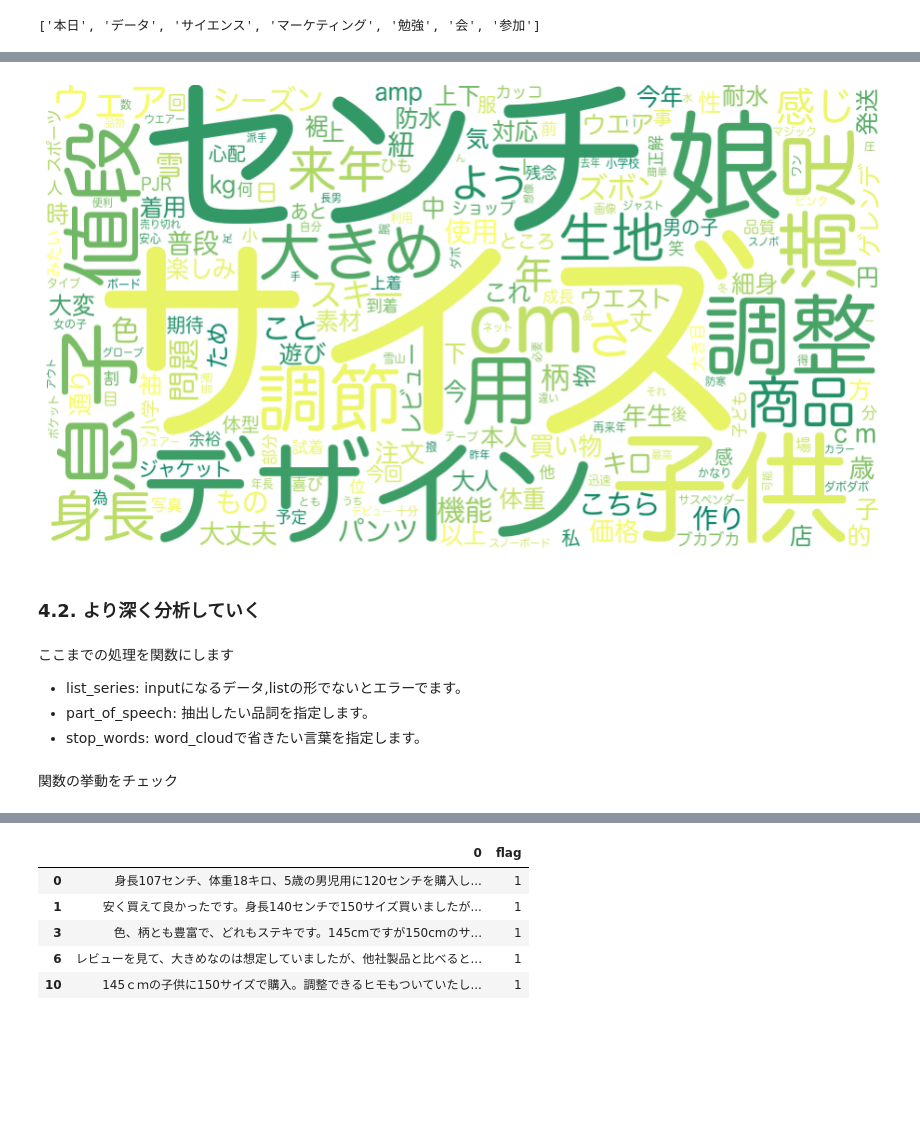
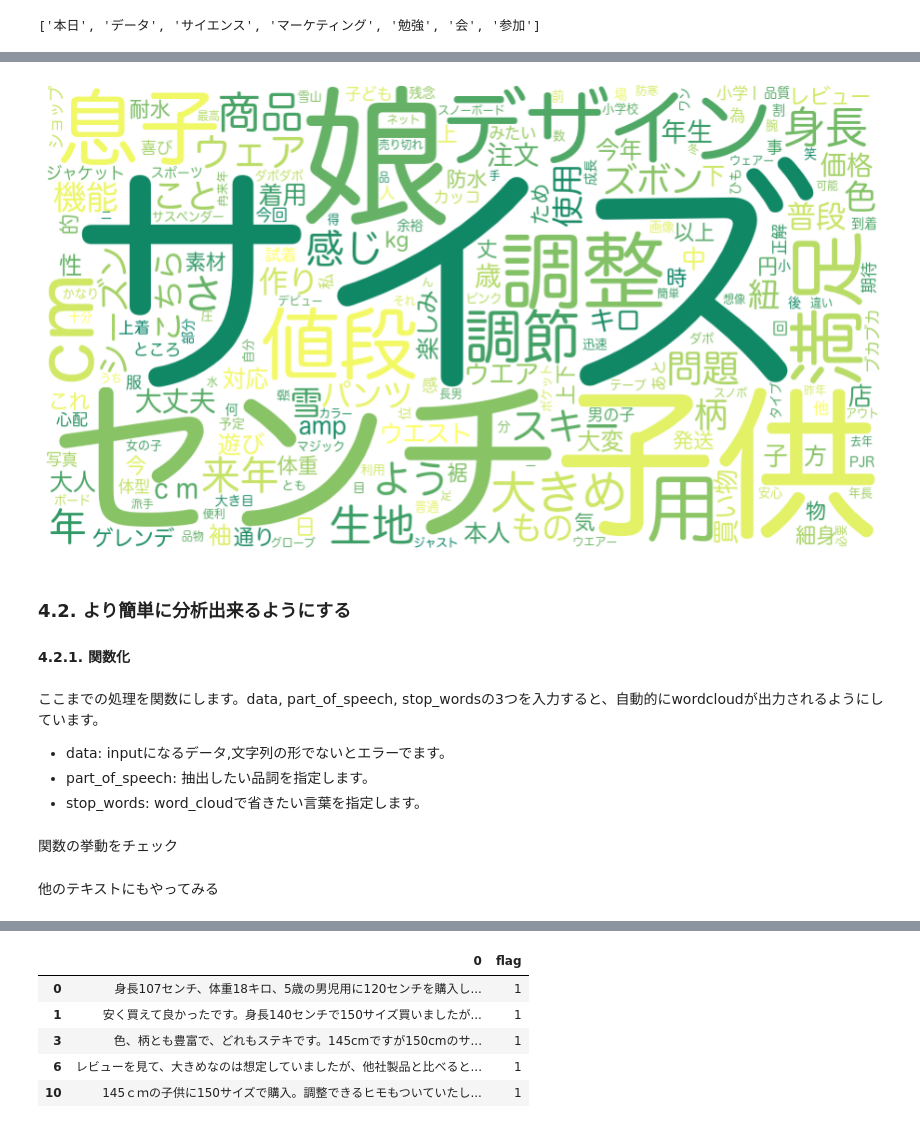
Before and after one commit to TomoyaOzawa-DA/Datact, a Jupyter notebook: TextMining/TextMining.ipynb, the cells around one changed output, grey strips where cells are left out. Saved outputs shown, nothing was run; the diff lists cells and outputs as text; code cells hidden in the pictures; blank space fills up the shorter version.

```diff
--- a/TextMining/TextMining.ipynb
+++ b/TextMining/TextMining.ipynb
@@ -165,10 +203,11 @@ for token in result:
 # %%
 t = Tokenizer()
-text = '本日は'
+text = '本日'
 result = t.tokenize(text)
+
 for token in result:
-    #品詞を抽出
-    pos = token.part_of_speech.split(',')
+    pos = token.part_of_speech
+    #pos = token.part_of_speech.split(',')
 # %%
 pos
 # %% [output]
@@ -198,0 +265,15 @@ list_test = ','.join(list_high)
+# %%
+t = Tokenizer()
+text = list_test
+result = t.tokenize(text)
+
+count = 0
+
+# 最初の10単語だけ出力
+for token in result:
+    print(token)
+
+    count += 1
+
+    if count == 10:
+        break
@@ -217,4 +317,4 @@ from wordcloud import WordCloud
 import matplotlib.pyplot as plt
 # %%
 # リストを文字列に変換
-word_chain = ' '.join(words)
+word_chain = ','.join(words)
@@ -221,21 +338,26 @@ word_chain = ' '.join(words)
 # %%
-stop_word = [u'の', u'購入', u'そう', u'良い']
+stop_word = [u'の', u'購入', u'そう']
 
 # ワードクラウド作成
-W_123 = WordCloud(width = 900, height = 500, background_color='white', colormap='summer', collocations=False,font_path='/System/Library/Fonts/ヒラギノ丸ゴ ProN W4.ttc', stopwords=set(stop_word)).generate(word_chain)
+W_123 = WordCloud(width = 900, height = 500,
+                  background_color='white', colormap='summer',
+                  collocations=False,
+                  font_path='/System/Library/Fonts/ヒラギノ丸ゴ ProN W4.ttc',
+                  stopwords=set(stop_word)).generate(word_chain)
 
 plt.figure(figsize=(15,12))
 plt.imshow(W_123)
 plt.axis('off')
 plt.show()
 # %% [output]
-[figure, old version]
+[figure, new version]
 # %% [markdown]
-### 4.2. より深く分析していく
+### 4.2. より簡単に分析出来るようにする
+#### 4.2.1. 関数化
 # %% [markdown]
-ここまでの処理を関数にします
+ここまでの処理を関数にします。data, part_of_speech, stop_wordsの3つを入力すると、自動的にwordcloudが出力されるようにしています。
 
-- list_series: inputになるデータ,listの形でないとエラーでます。
+- data: inputになるデータ,文字列の形でないとエラーでます。
 - part_of_speech: 抽出したい品詞を指定します。
 - stop_words: word_cloudで省きたい言葉を指定します。
 # %%
@@ -272,2 +394,4 @@ def make_word_cloud(list_series, part_of_speech, stop_words):
 # %% [markdown]
 関数の挙動をチェック
+# %% [markdown]
+他のテキストにもやってみる
```
Also changed, not shown: parts of 62 cells of this notebook, 1 other file.
